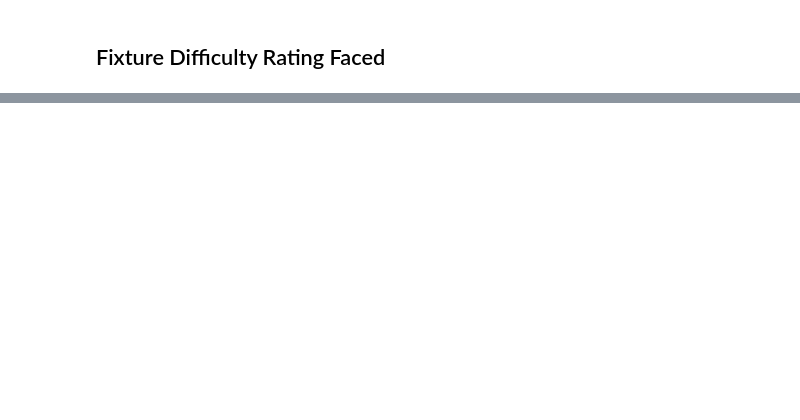
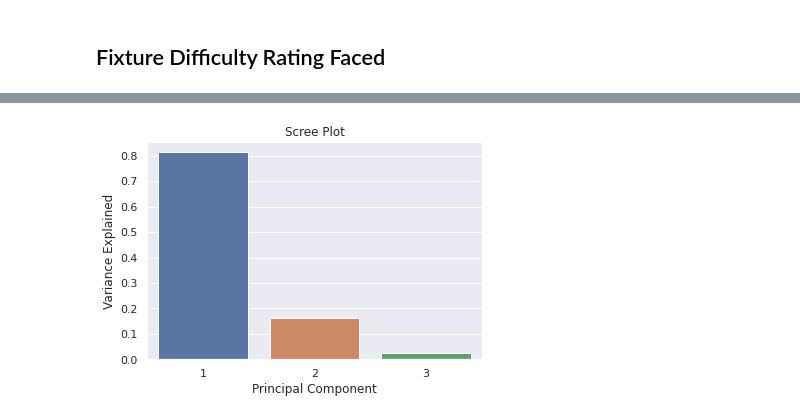
Before and after one commit to SitwalaM/fpl, a Jupyter notebook: notebooks/fpl_eda.ipynb, the cells around one changed output, grey strips where cells are left out. Cells and saved outputs as stored; diff of their text form; code cells hidden in the pictures; blank space fills up the shorter version.

Commit message:
updated with Kernel PCA and plots

```diff
--- a/notebooks/fpl_eda.ipynb
+++ b/notebooks/fpl_eda.ipynb
@@ -195,0 +226,4 @@ print(tabulate(diff_df, headers='keys', tablefmt='psql'))
+# %%
+joined_df = slim_elements_df.set_index("team").join(diff_df.set_index("team"))
+joined_df.reset_index(inplace = True)
+joined_df.head(6)
@@ -195,0 +241,5 @@ print(tabulate(diff_df, headers='keys', tablefmt='psql'))
+# %%
+#define columns to use for PCA
+pca_columns = ["total_points","form","value","ict_index"]
+df = joined_df.loc[:,pca_columns ]
+df.head(6)
@@ -195,0 +254,25 @@ print(tabulate(diff_df, headers='keys', tablefmt='psql'))
+# %%
+#define scaler
+scaler = StandardScaler()
+
+#create copy of DataFrame
+scaled_df=df.copy()
+
+#created scaled version of DataFrame
+scaled_df=pd.DataFrame(scaler.fit_transform(scaled_df), columns=scaled_df.columns)
+# %%
+
+#define PCA model to use
+pca = PCA(n_components=3)
+
+#fit PCA model to data
+pca_fit = pca.fit(scaled_df)
+# %%
+PC_values = np.arange(pca.n_components_) + 1
+sns.barplot(PC_values, pca.explained_variance_ratio_)
+plt.title('Scree Plot')
+plt.xlabel('Principal Component')
+plt.ylabel('Variance Explained')
+plt.show()
+# %% [output]
+[figure, added]
```
Also changed, not shown: parts of 21 cells of this notebook, 8 other files.
